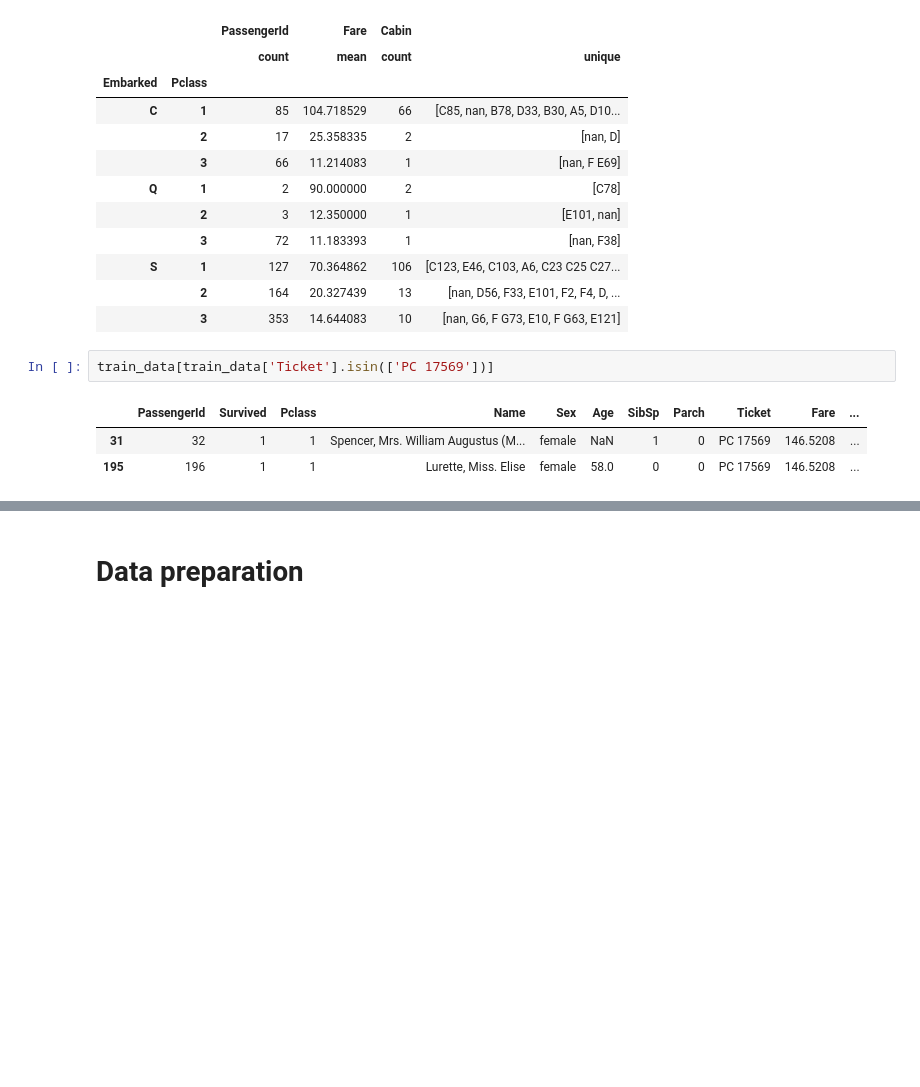
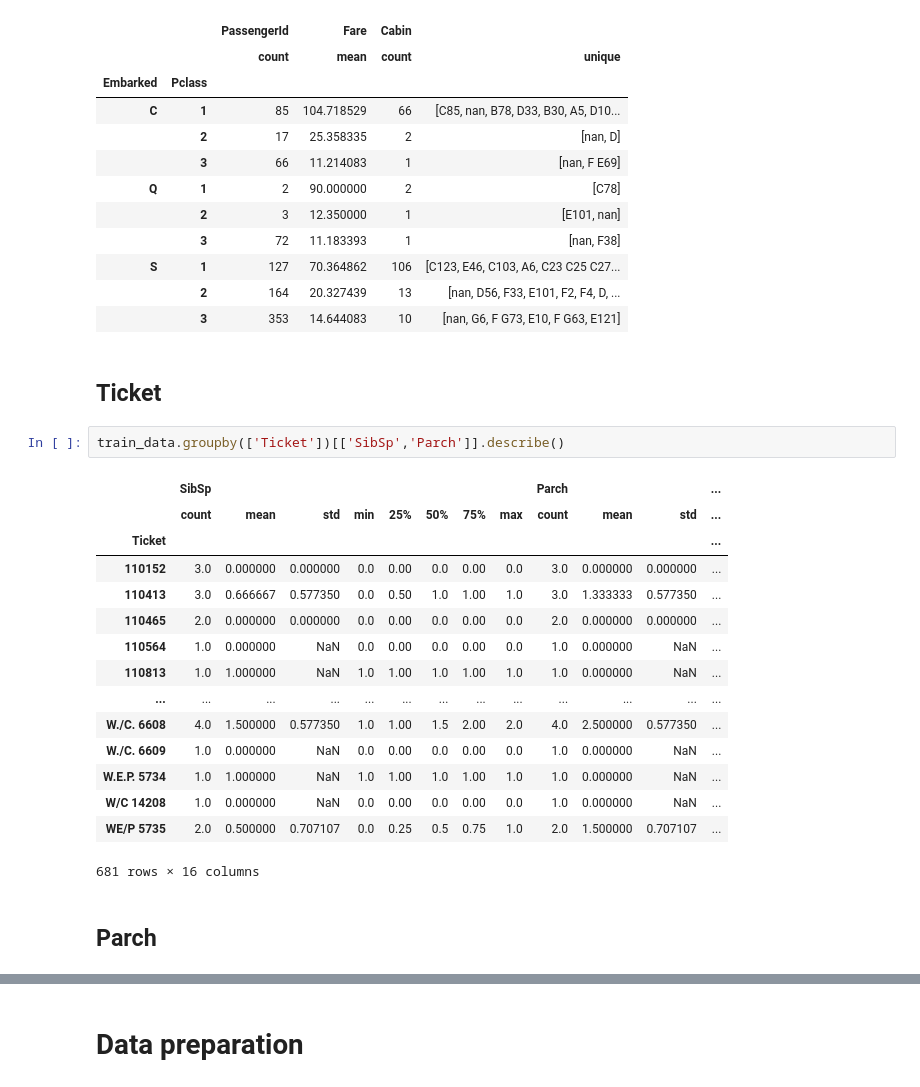
Before and after one commit to Vizer/kaggle, a Jupyter notebook: src/titanic/titanic-tutorial-code.ipynb, the cells around one changed output, grey strips where cells are left out. Drawn from its saved outputs; the diff is of its cells as text; blank space fills up the shorter version.

```diff
--- a/src/titanic/titanic-tutorial-code.ipynb
+++ b/src/titanic/titanic-tutorial-code.ipynb
@@ -194,9 +194,25 @@ train_data.groupby(['Embarked','Pclass'])[['PassengerId','Fare','Cabin']].agg({'
 | S | 1 | 127 | 70.364862 | 106 | [C123, E46, C103, A6, C23 C25 C27... |
 |  | 2 | 164 | 20.327439 | 13 | [nan, D56, F33, E101, F2, F4, D, ... |
 |  | 3 | 353 | 14.644083 | 10 | [nan, G6, F G73, E10, F G63, E121] |
-# %%
-train_data[train_data['Ticket'].isin(['PC 17569'])]
-# %% [output]
-|  | PassengerId | Survived | Pclass | Name | Sex | Age | SibSp | Parch | Ticket | Fare | ... |
-| 31 | 32 | 1 | 1 | Spencer, Mrs. William Augustus (M... | female | NaN | 1 | 0 | PC 17569 | 146.5208 | ... |
-| 195 | 196 | 1 | 1 | Lurette, Miss. Elise | female | 58.0 | 0 | 0 | PC 17569 | 146.5208 | ... |
+# %% [markdown]
+## Ticket
+# %%
+train_data.groupby(['Ticket'])[['SibSp','Parch']].describe()
+# %% [output]
+|  | SibSp |  |  |  |  |  |  |  | Parch |  |  | ... |
+|  | count | mean | std | min | 25% | 50% | 75% | max | count | mean | std | ... |
+| Ticket |  |  |  |  |  |  |  |  |  |  |  | ... |
+| 110152 | 3.0 | 0.000000 | 0.000000 | 0.0 | 0.00 | 0.0 | 0.00 | 0.0 | 3.0 | 0.000000 | 0.000000 | ... |
+| 110413 | 3.0 | 0.666667 | 0.577350 | 0.0 | 0.50 | 1.0 | 1.00 | 1.0 | 3.0 | 1.333333 | 0.577350 | ... |
+| 110465 | 2.0 | 0.000000 | 0.000000 | 0.0 | 0.00 | 0.0 | 0.00 | 0.0 | 2.0 | 0.000000 | 0.000000 | ... |
+| 110564 | 1.0 | 0.000000 | NaN | 0.0 | 0.00 | 0.0 | 0.00 | 0.0 | 1.0 | 0.000000 | NaN | ... |
+| 110813 | 1.0 | 1.000000 | NaN | 1.0 | 1.00 | 1.0 | 1.00 | 1.0 | 1.0 | 0.000000 | NaN | ... |
+| ... | ... | ... | ... | ... | ... | ... | ... | ... | ... | ... | ... | ... |
+| W./C. 6608 | 4.0 | 1.500000 | 0.577350 | 1.0 | 1.00 | 1.5 | 2.00 | 2.0 | 4.0 | 2.500000 | 0.577350 | ... |
+| W./C. 6609 | 1.0 | 0.000000 | NaN | 0.0 | 0.00 | 0.0 | 0.00 | 0.0 | 1.0 | 0.000000 | NaN | ... |
+| W.E.P. 5734 | 1.0 | 1.000000 | NaN | 1.0 | 1.00 | 1.0 | 1.00 | 1.0 | 1.0 | 0.000000 | NaN | ... |
+| W/C 14208 | 1.0 | 0.000000 | NaN | 0.0 | 0.00 | 0.0 | 0.00 | 0.0 | 1.0 | 0.000000 | NaN | ... |
+| WE/P 5735 | 2.0 | 0.500000 | 0.707107 | 0.0 | 0.25 | 0.5 | 0.75 | 1.0 | 2.0 | 1.500000 | 0.707107 | ... |
+681 rows × 16 columns
+# %% [markdown]
+## Parch
```
Also changed, not shown: parts of 18 cells of this notebook.
